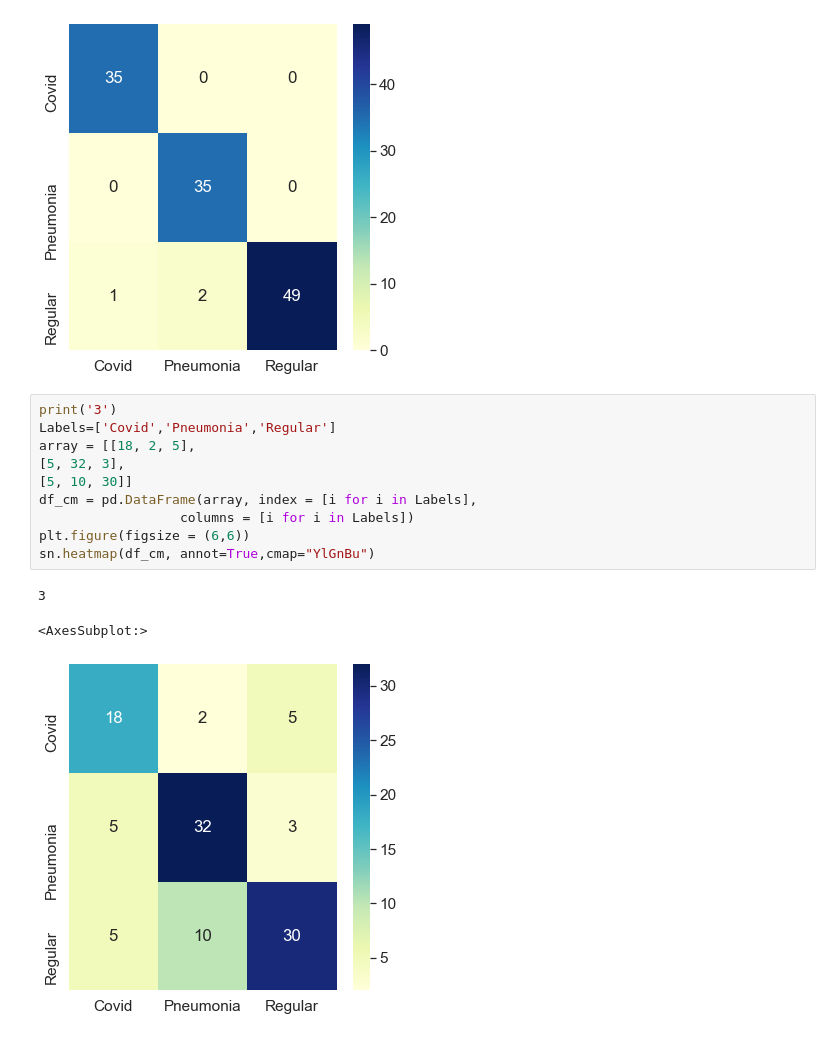
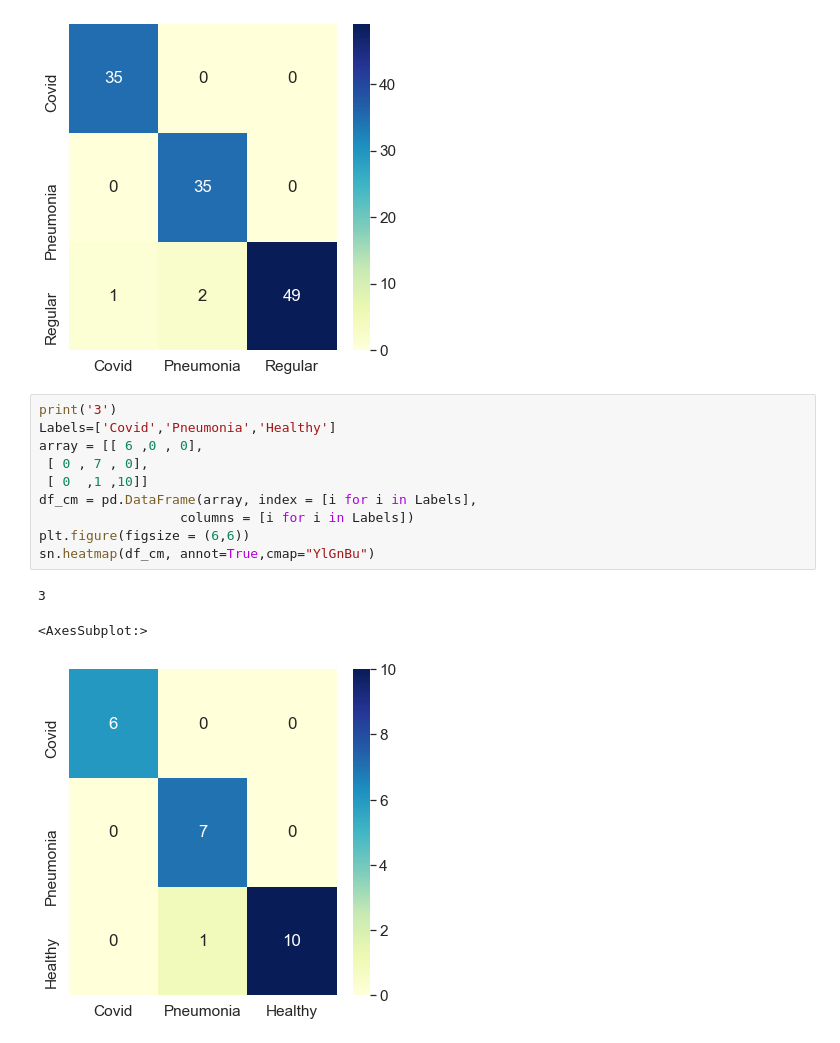
Before and after one commit to BasselSharaf/Covid-LUS-Diagnosis, a Jupyter notebook: Multiple Model Voting/displayer.ipynb, the cells around one changed output. Saved outputs shown, nothing was run; the diff lists cells and outputs as text.

```diff
--- a/Multiple Model Voting/displayer.ipynb
+++ b/Multiple Model Voting/displayer.ipynb
@@ -87,17 +89,17 @@ sn.heatmap(df_cm, annot=True,cmap="YlGnBu")
 [figure]
 # %%
 print('3')
-Labels=['Covid','Pneumonia','Regular']
-array = [[18, 2, 5],
-[5, 32, 3],
-[5, 10, 30]]
+Labels=['Covid','Pneumonia','Healthy']
+array = [[ 6 ,0 , 0],
+ [ 0 , 7 , 0],
+ [ 0  ,1 ,10]]
 df_cm = pd.DataFrame(array, index = [i for i in Labels],
                   columns = [i for i in Labels])
 plt.figure(figsize = (6,6))
 sn.heatmap(df_cm, annot=True,cmap="YlGnBu")
 # %% [output]
 3
 <AxesSubplot:>
-[figure, old version]
+[figure, new version]
 # %%
 print('4')
```
Also changed, not shown: parts of 6 cells of this notebook, 42 other files.
